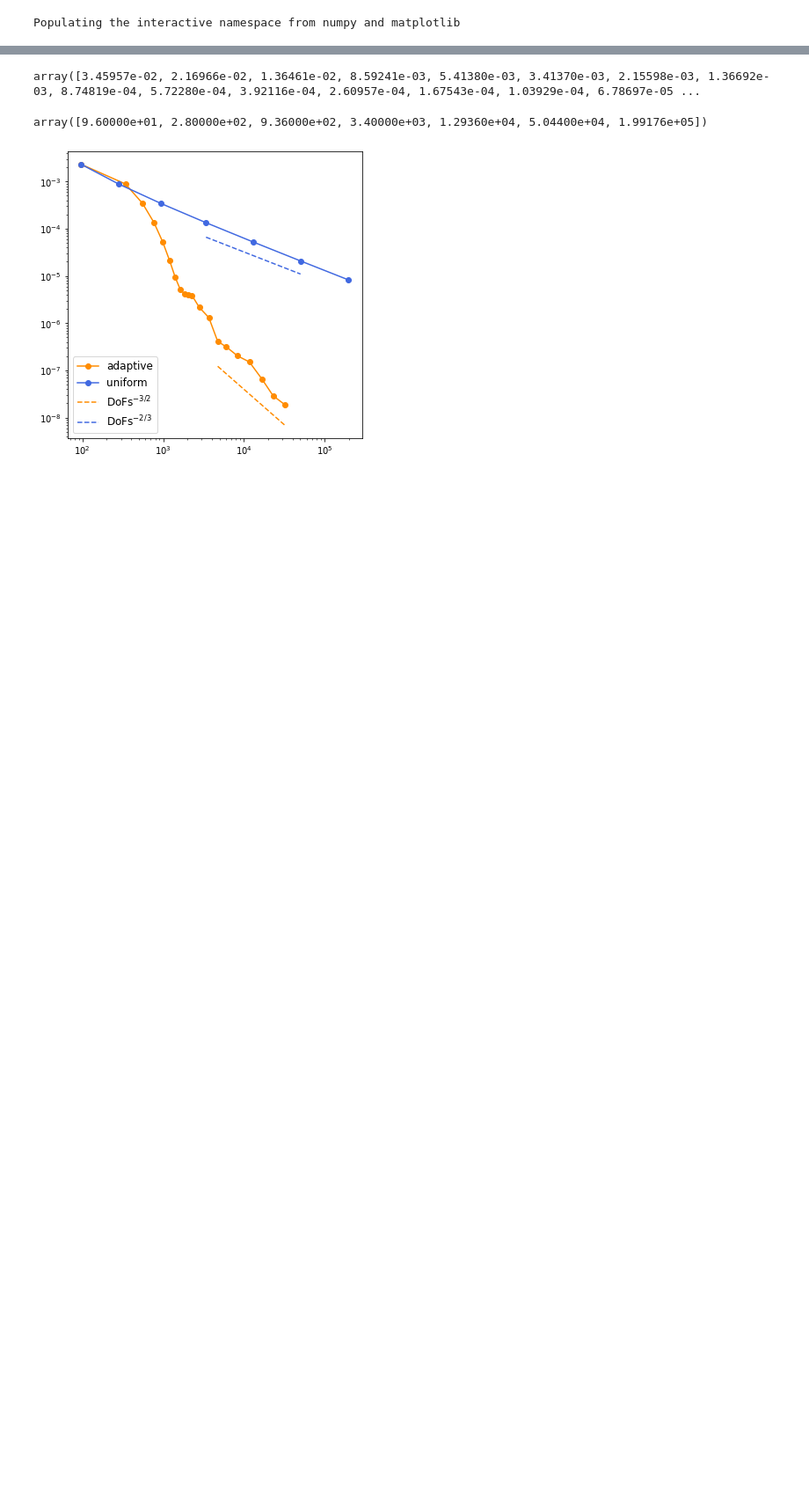
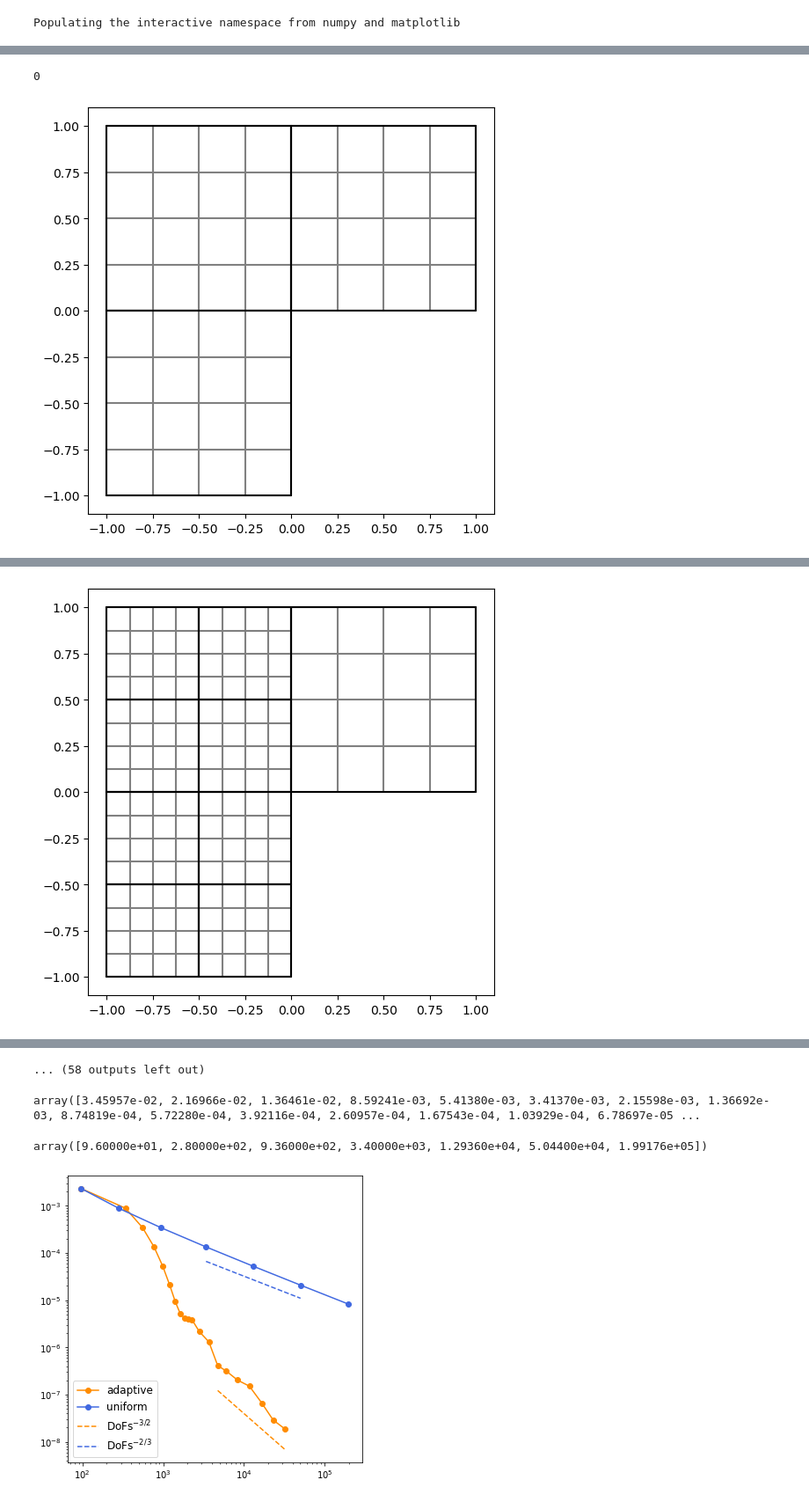
Before and after one commit to c-f-h/pyiga, a Jupyter notebook: notebooks/Test.ipynb, the cells around one changed output, grey strips where cells are left out. Shown at 88% size. Cells and saved outputs as stored; diff of their text form; code cells hidden in the pictures; blank space fills up the shorter version.

```diff
--- a/notebooks/Test.ipynb
+++ b/notebooks/Test.ipynb
@@ -960,0 +976,6 @@ M = Lshape(2,4)
+# %%
+M = Lshape(4,4)
+uh_a, numdofs_a, L2err_a, H1err_a, err_est = adaptive(M, f=lambda x,y: 1, g=lambda x,y: 0, draw=True, maxiter=35)
+# %% [output]
+0
+[figure, added]
@@ -960,0 +986 @@ M = Lshape(2,4)
+[figure, added]
@@ -961,3 +1007,4 @@ M = Lshape(2,4)
+... (58 outputs left out)
 # %%
 H1err_a
 # %% [output]
```
Also changed, not shown: parts of 8 cells of this notebook, 12 other files.
